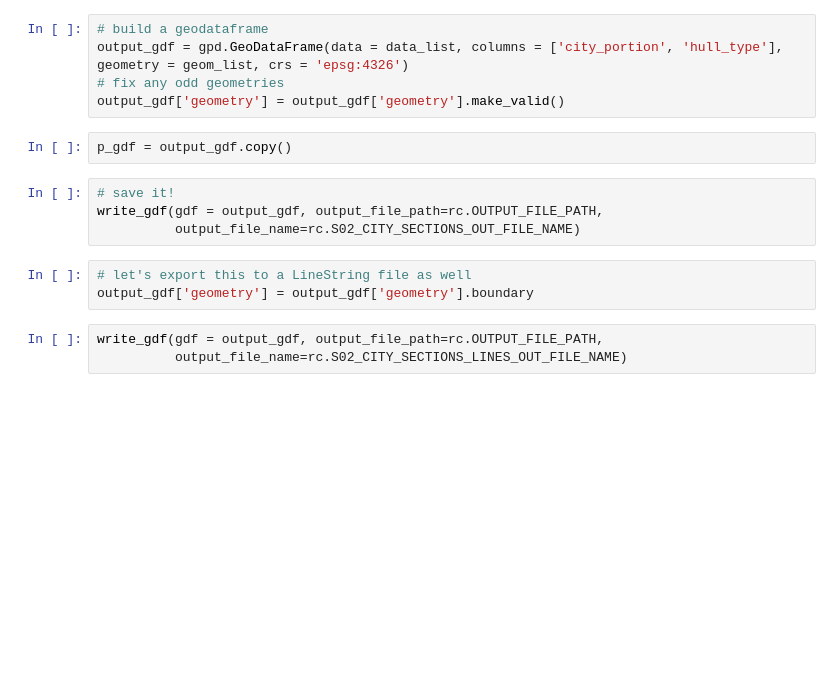
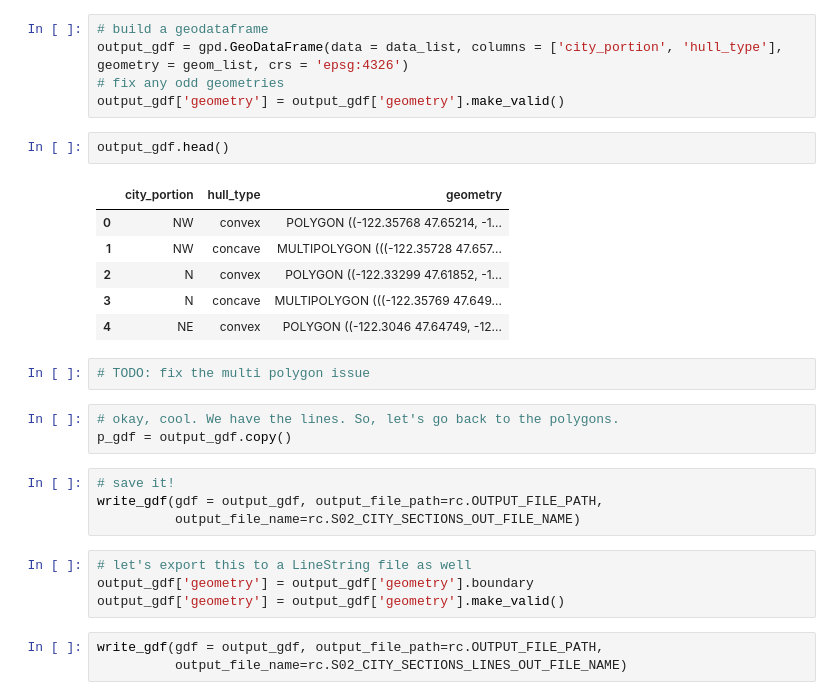
Before and after one commit to mike-babb/seattle_streets, a Jupyter notebook: code/step_02_export_nodes_seattle_streets.ipynb, the cells around one changed output. Drawn from its saved outputs; the diff is of its cells as text; blank space fills up the shorter version.

```diff
--- a/code/step_02_export_nodes_seattle_streets.ipynb
+++ b/code/step_02_export_nodes_seattle_streets.ipynb
@@ -281,8 +299,20 @@ SW
 output_gdf = gpd.GeoDataFrame(data = data_list, columns = ['city_portion', 'hull_type'], geometry = geom_list, crs = 'epsg:4326')
 # fix any odd geometries
 output_gdf['geometry'] = output_gdf['geometry'].make_valid()
-# %%
-p_gdf = output_gdf.copy()
+# %%
+output_gdf.head()
+# %% [output]
+|  | city_portion | hull_type | geometry |
+| 0 | NW | convex | POLYGON ((-122.35768 47.65214, -1... |
+| 1 | NW | concave | MULTIPOLYGON (((-122.35728 47.657... |
+| 2 | N | convex | POLYGON ((-122.33299 47.61852, -1... |
+| 3 | N | concave | MULTIPOLYGON (((-122.35769 47.649... |
+| 4 | NE | convex | POLYGON ((-122.3046 47.64749, -12... |
+# %%
+# TODO: fix the multi polygon issue
+# %%
+# okay, cool. We have the lines. So, let's go back to the polygons.
+p_gdf = output_gdf.copy()
 # %%
 # save it!
 write_gdf(gdf = output_gdf, output_file_path=rc.OUTPUT_FILE_PATH,
@@ -290,6 +320,7 @@ write_gdf(gdf = output_gdf, output_file_path=rc.OUTPUT_FILE_PATH,
 # %%
 # let's export this to a LineString file as well
 output_gdf['geometry'] = output_gdf['geometry'].boundary
+output_gdf['geometry'] = output_gdf['geometry'].make_valid()
 # %%
 write_gdf(gdf = output_gdf, output_file_path=rc.OUTPUT_FILE_PATH,
           output_file_name=rc.S02_CITY_SECTIONS_LINES_OUT_FILE_NAME)
```
Also changed, not shown: parts of 5 cells of this notebook, 6 other files.
